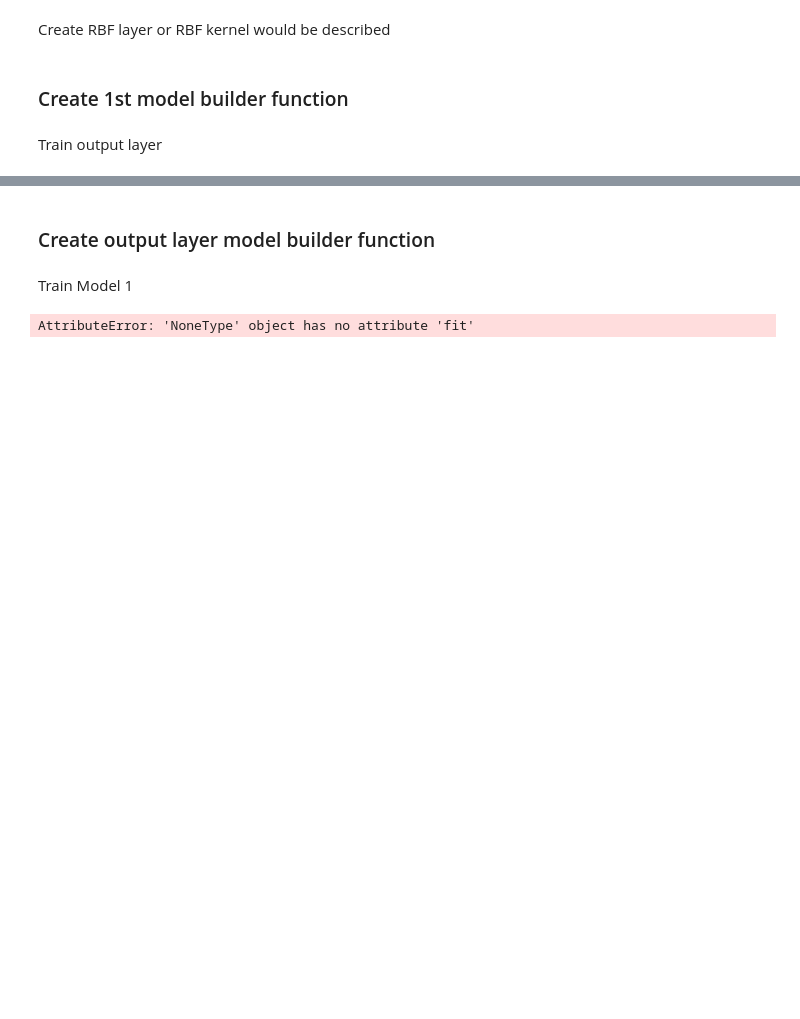
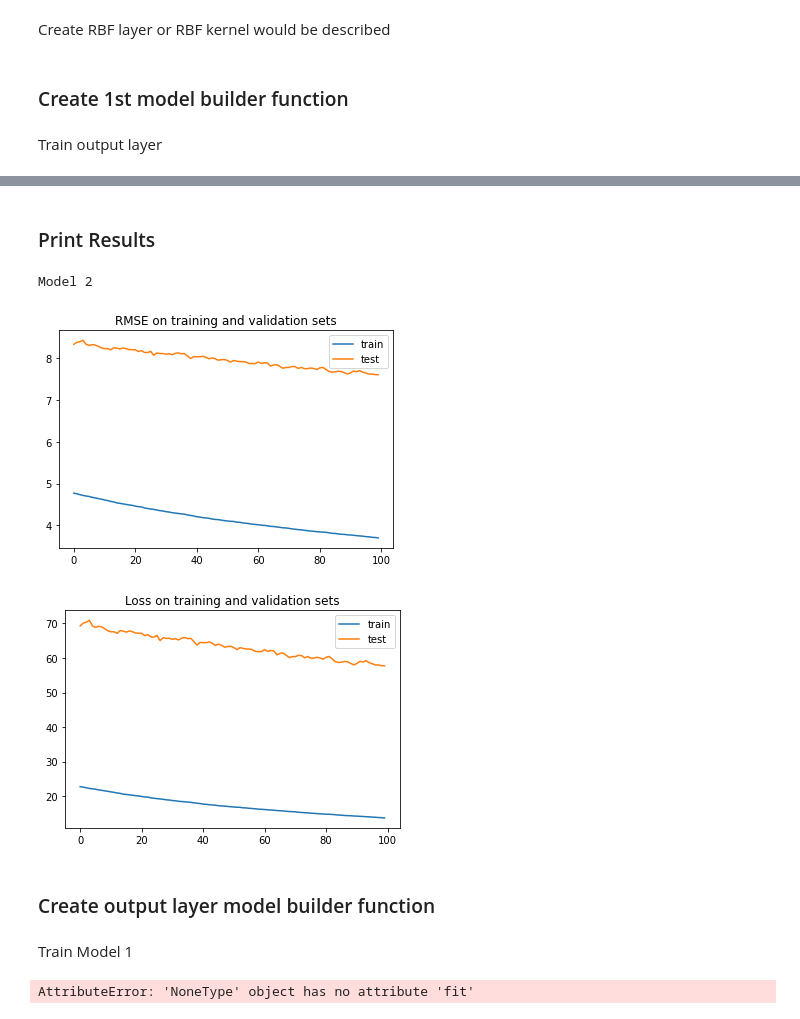
Before and after one commit to ArtoriasAbyssslayer/Computational_Intelligence, a Jupyter notebook: RBF_regression/src/RBF_regression_notebook.ipynb, the cells around one changed output, grey strips where cells are left out. Drawn from its saved outputs; the diff is of its cells as text; code cells hidden in the pictures; blank space fills up the shorter version.

```diff
--- a/RBF_regression/src/RBF_regression_notebook.ipynb
+++ b/RBF_regression/src/RBF_regression_notebook.ipynb
@@ -213,0 +275,19 @@ So because I have no time for debugging im using sklearn to create a custom rbf
+# %%
+model_2 = models.Sequential()
+rbf_layer = RBFLayer(units = n_centers,sigmaInit=sigma,initializer=InitCentersKMeans(x_train),input_shape=(x_train.shape[1],))
+
+rbf_out_shape = rbf_layer.compute_output_shape((x_train.shape[1],))
+model_2.add(rbf_layer)
+
+# Output Layer
+model_2.add(layers.Dense(128,activation='relu',input_shape=rbf_out_shape,
+                            kernel_initializer=initializers.RandomNormal(mean = 0,stddev=0.4)))
+
+# Make the linear tranformation layer on the output layer
+model_2.add(layers.Dense(1,activation='relu',
+                kernel_initializer= initializers.RandomNormal(mean = 0,stddev=0.4)))
+model_2.compile(optimizer = tf.keras.optimizers.SGD(learning_rate=0.001),
+                    loss = tf.keras.losses.MeanSquaredError(),
+                    metrics = [tf.keras.metrics.RootMeanSquaredError(), R2])
+model_2.summary()
+history_2 = model_out.fit(x_train,y_train,epochs=100,batch_size=48,validation_split=0.2,verbose=1)
@@ -214,3 +312,25 @@ So because I have no time for debugging im using sklearn to create a custom rbf
+# %% [markdown]
+### Print Results
+# %%
+print("Model 2")
+# Plot RMSE
+plt.figure(3)
+plt.plot(history_2.history['root_mean_squared_error'],label='train')
+plt.plot(history_2.history['val_root_mean_squared_error'],label='test')
+plt.legend()
+plt.title('RMSE on training and validation sets')
+plt.show()
+# Plot loss
+plt.figure(4)
+plt.plot(history_2.history['loss'],label='train')
+plt.plot(history_2.history['val_loss'],label='test')
+plt.legend()
+plt.title('Loss on training and validation sets')
+plt.show()
+# %% [output]
+Model 2
+[figure, added]
+[figure, added]
 # %%
 from sklearn.metrics.pairwise import rbf_kernel
 
```
Also changed, not shown: parts of 13 cells of this notebook.
